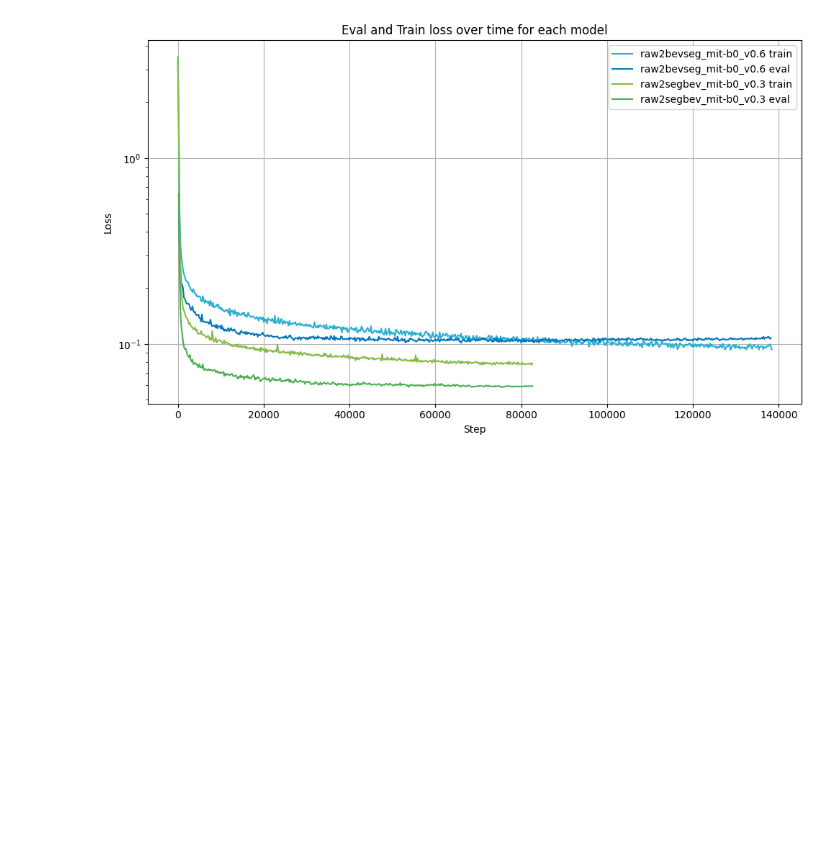
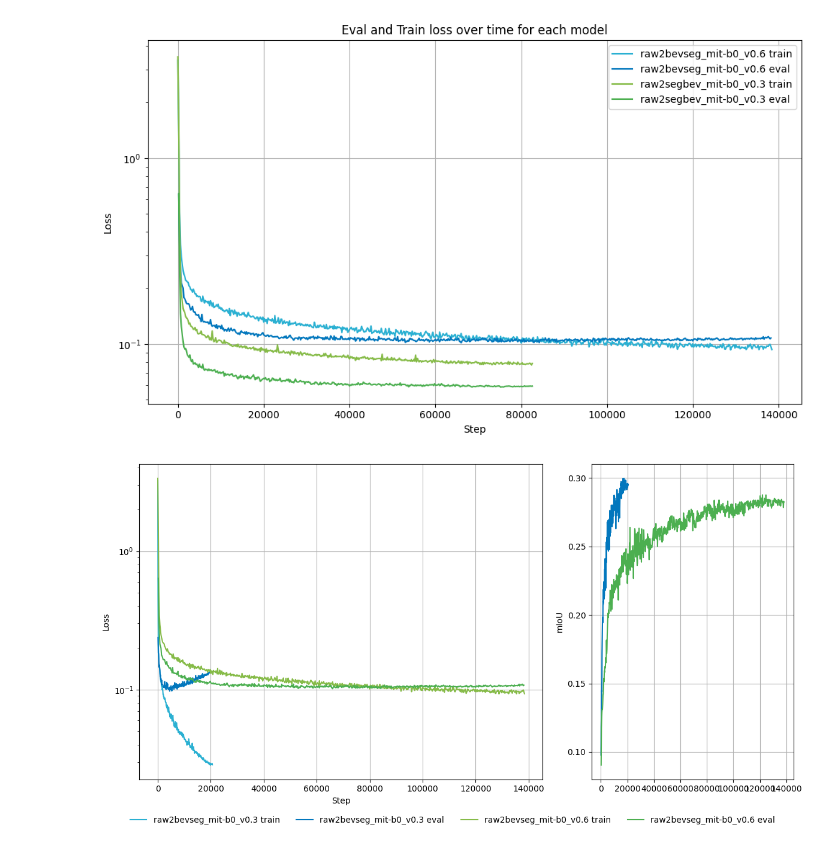
Before and after one commit to alanglk/BEV2Seg_2, a Jupyter notebook: notebooks/tensorboard_logs.ipynb, the cells around one changed output. Cells and saved outputs as stored; diff of their text form; code cells hidden in the pictures; blank space fills up the shorter version.

Commit message:
Data Aug comparison

```diff
--- a/notebooks/tensorboard_logs.ipynb
+++ b/notebooks/tensorboard_logs.ipynb
@@ -163,3 +163,27 @@ plt.show()
 138400
 82600
 [figure]
+# %%
+# DATA AUGMENTATION COMP
+fig, axes = plt.subplots(1, 2, sharex=True, sharey=False, figsize=(12, 6),gridspec_kw={'width_ratios': [2, 1]} )
+plot_train_vs_eval_loss(bev_logs, "raw2bevseg_mit-b0_v0.3", colors = (COLOR_PALETTE[9], COLOR_PALETTE[7]), ax=axes[0])
+plot_train_vs_eval_loss(bev_logs, "raw2bevseg_mit-b0_v0.6", colors = (COLOR_PALETTE[5], COLOR_PALETTE[4]), ax=axes[0])
+plot_mIoU(bev_logs, "raw2bevseg_mit-b0_v0.3", color = COLOR_PALETTE[7], ax=axes[1])
+plot_mIoU(bev_logs, "raw2bevseg_mit-b0_v0.6", color = COLOR_PALETTE[4], ax=axes[1])
+
+
+handles, labels = axes[0].get_legend_handles_labels()
+fig.legend(handles, labels,loc='lower center',ncol=4,bbox_to_anchor=(0.5, -0.05),frameon=False)
+
+axes[0].set_xlabel("Step")
+axes[0].set_ylabel("Loss")
+axes[0].set_yscale('log')
+axes[0].grid(True)
+
+axes[1].set_ylabel("mIoU")
+axes[1].grid(True)
+
+plt.tight_layout()
+plt.show()
+# %% [output]
+[figure, added]
```
Also changed, not shown: parts of 1 cell of this notebook, 1 other file.
